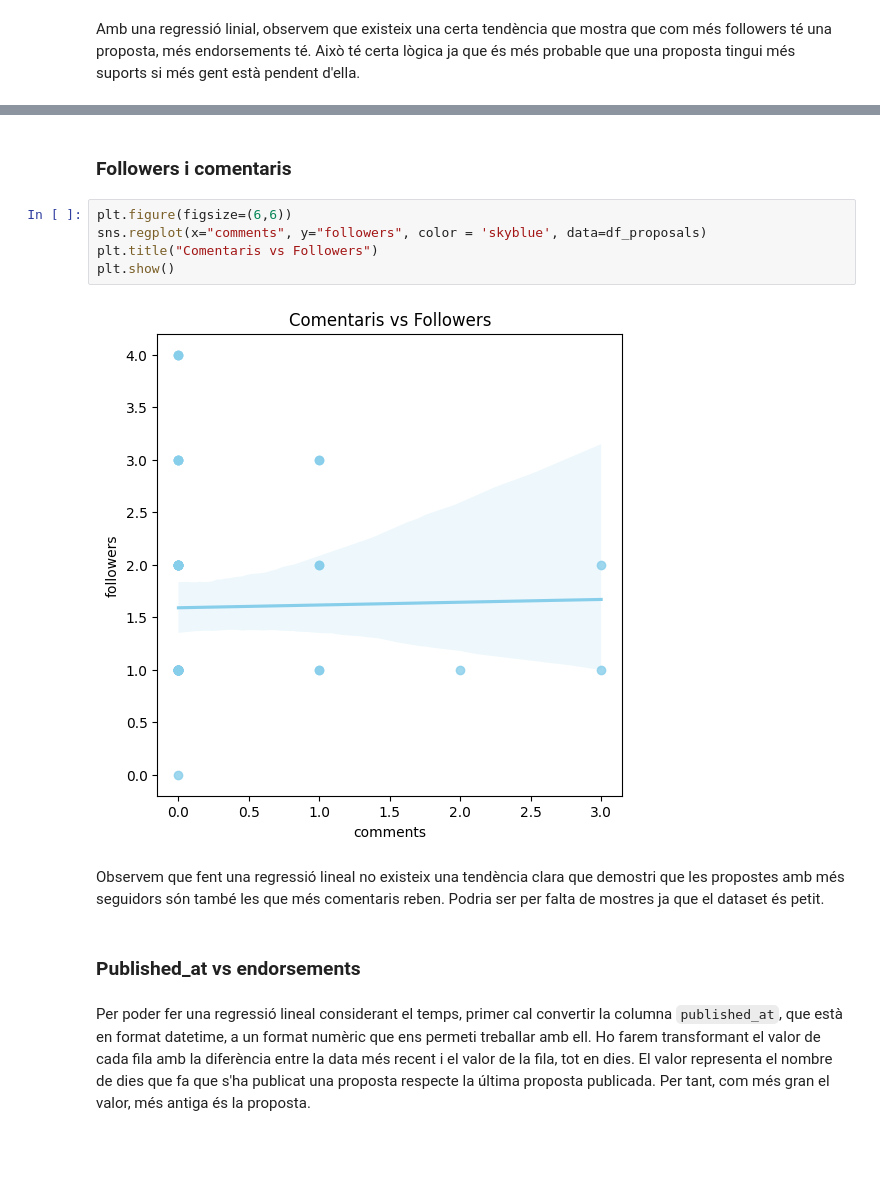
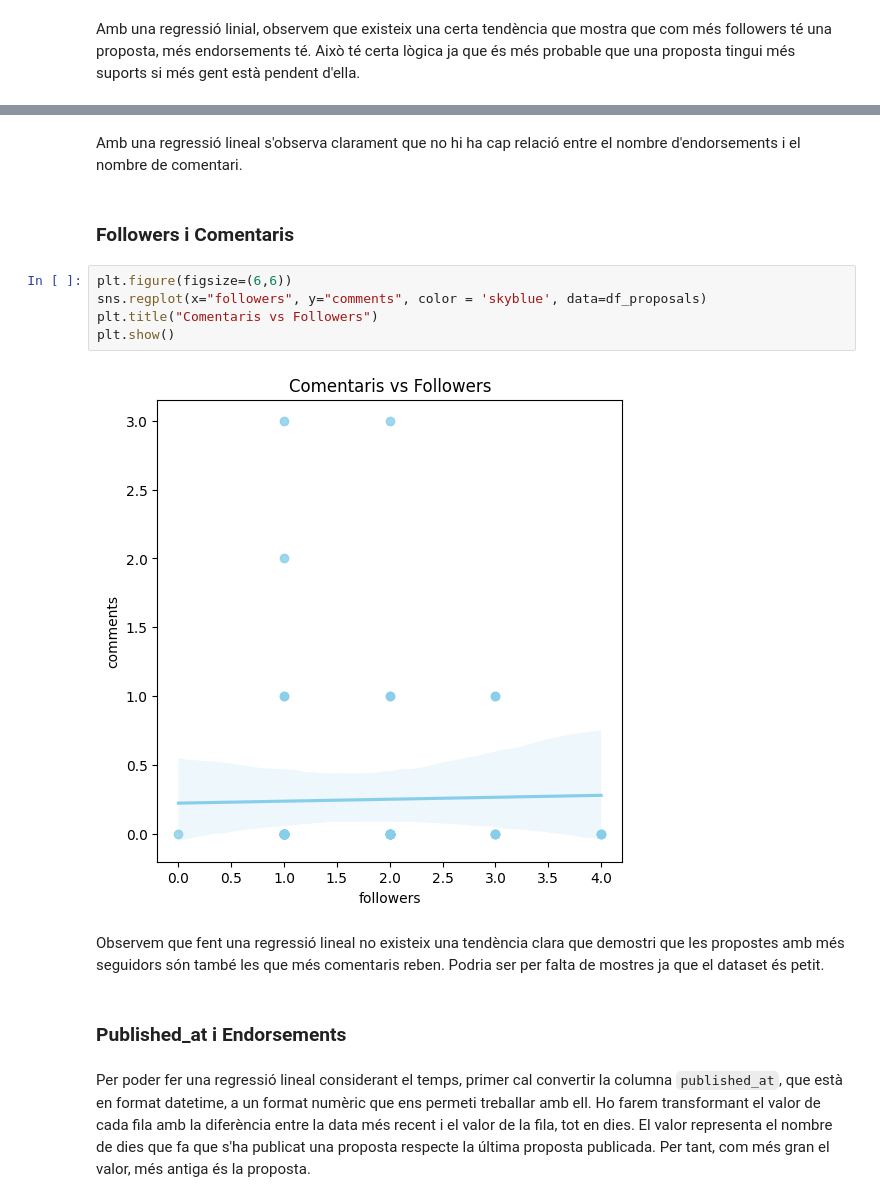
Before and after one commit to NoOPeEKS/dades-assemblea-clima, a Jupyter notebook: exploracio_csv.ipynb, the cells around one changed output, grey strips where cells are left out. Saved outputs shown, nothing was run; the diff lists cells and outputs as text; blank space fills up the shorter version.

Commit message:
Acabades regressions lineals per trobar correlacions

```diff
--- a/exploracio_csv.ipynb
+++ b/exploracio_csv.ipynb
@@ -805,16 +814,18 @@ Amb una regressió linial, observem que existeix una certa tendència que mostra
+# %% [markdown]
+Amb una regressió lineal s'observa clarament que no hi ha cap relació entre el nombre d'endorsements i el nombre de comentari.
 # %% [markdown]
-### Followers i comentaris
+### Followers i Comentaris
 # %%
 plt.figure(figsize=(6,6))
-sns.regplot(x="comments", y="followers", color = 'skyblue', data=df_proposals)
+sns.regplot(x="followers", y="comments", color = 'skyblue', data=df_proposals)
 plt.title("Comentaris vs Followers")
 plt.show()
 # %% [output]
-[figure, old version]
+[figure, new version]
 # %% [markdown]
 Observem que fent una regressió lineal no existeix una tendència clara que demostri que les propostes amb més seguidors són també les que més comentaris reben. Podria ser per falta de mostres ja que el dataset és petit.
 # %% [markdown]
-### Published_at vs endorsements
+### Published_at i Endorsements
 # %% [markdown]
 Per poder fer una regressió lineal considerant el temps, primer cal convertir la columna `published_at`, que està en format datetime, a un format numèric que ens permeti treballar amb ell. Ho farem transformant el valor de cada fila amb la diferència entre la data més recent i el valor de la fila, tot en dies. El valor representa el nombre de dies que fa que s'ha publicat una proposta respecte la última proposta publicada. Per tant, com més gran el valor, més antiga és la proposta.
 # %%
```
Also changed, not shown: parts of 10 cells of this notebook.
